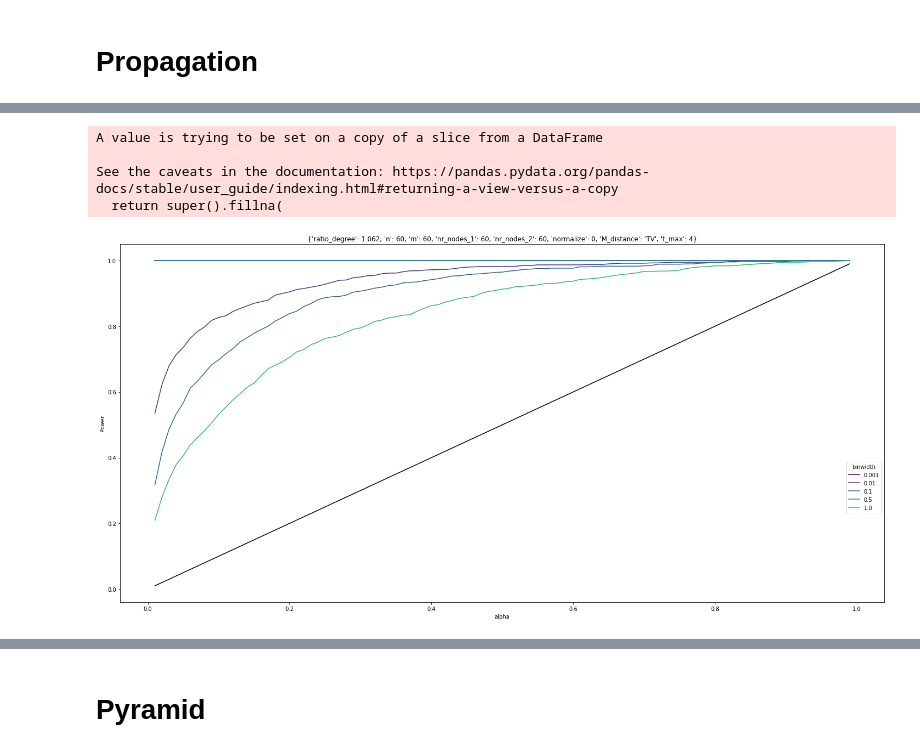
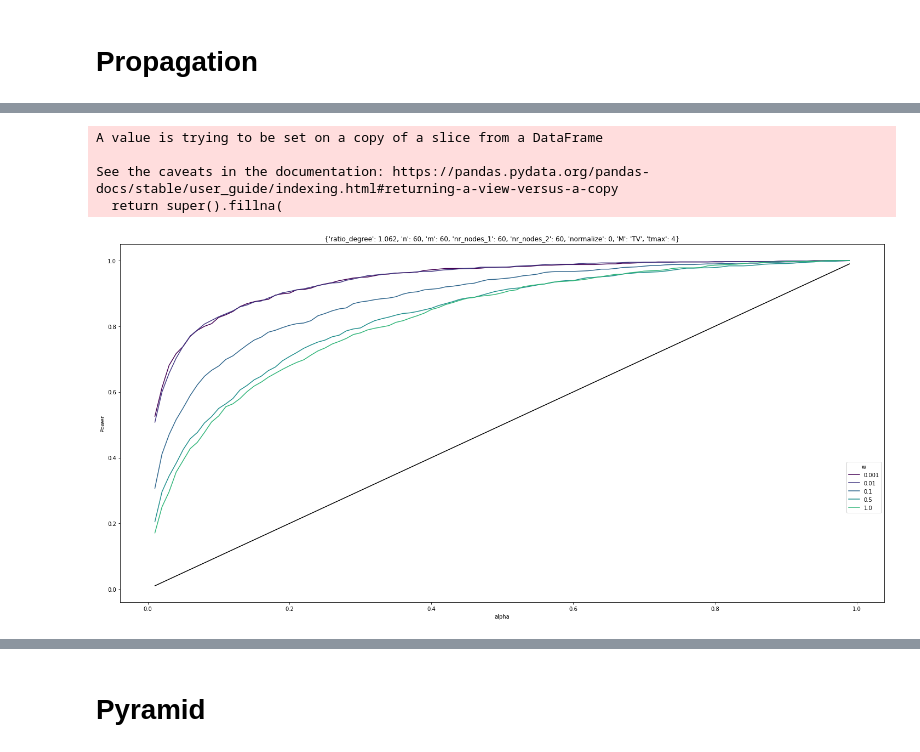
Before and after one commit to ragnarlevi/GTST, a Jupyter notebook: Analysis/BGDegreeAnalysis.ipynb, the cells around one changed output, grey strips where cells are left out. Drawn from its saved outputs; the diff is of its cells as text; code cells hidden in the pictures.

```diff
--- a/Analysis/BGDegreeAnalysis.ipynb
+++ b/Analysis/BGDegreeAnalysis.ipynb
@@ -315,3 +307,9 @@ PROP = readfoldertopanda("../data/BGDegreeLabel/PROP")
+# %%
+# Because of some changes I created different coumns for same parameter. I need to put all the information into one parameter
+
+PROP.loc[PROP['w'].isna(), 'w'] = PROP.loc[PROP['w'].isna(), 'binwidth']
+PROP.loc[PROP['tmax'].isna(), 'tmax'] = PROP.loc[PROP['tmax'].isna(), 't_max']
+PROP.loc[PROP['M'].isna(), 'M'] = PROP.loc[PROP['M'].isna(), 'M_distance']
 # %%
 print(np.unique(df['n']))
 print(np.unique(df['m']))
@@ -325,21 +323,21 @@ print(np.unique(df['nr_nodes_2']))
 # %%
 
 #print(sorted(np.unique(df['ratio_degree']))[0])
 params_fixed = {'ratio_degree':sorted(np.unique(df['ratio_degree']))[0],
                 'n':60,
                 'm':60,
                 'nr_nodes_1':60,
                 'nr_nodes_2':60,
                 'normalize':0,
-                'M_distance':'TV',
-                #'binwidth':0.001
-                't_max':4
+                'M':'TV',
+                #'w':0.001
+                'tmax':4
                 }
 
-plotVaryingBGDEG(df = PROP.copy(), param_vary_name = "binwidth", params_fixed = params_fixed, mmd_stat = "MMD_b", color_name = "viridis")
+plotVaryingBGDEG(df = PROP.copy(), param_vary_name = "w", params_fixed = params_fixed, mmd_stat = "MMD_b", color_name = "viridis")
 # %% [output]
 A value is trying to be set on a copy of a slice from a DataFrame
 
 See the caveats in the documentation: https://pandas.pydata.org/pandas-docs/stable/user_guide/indexing.html#returning-a-view-versus-a-copy
   return super().fillna(
-[figure, old version]
+[figure, new version]
```
Also changed, not shown: parts of 58 cells of this notebook, 5 other files.
